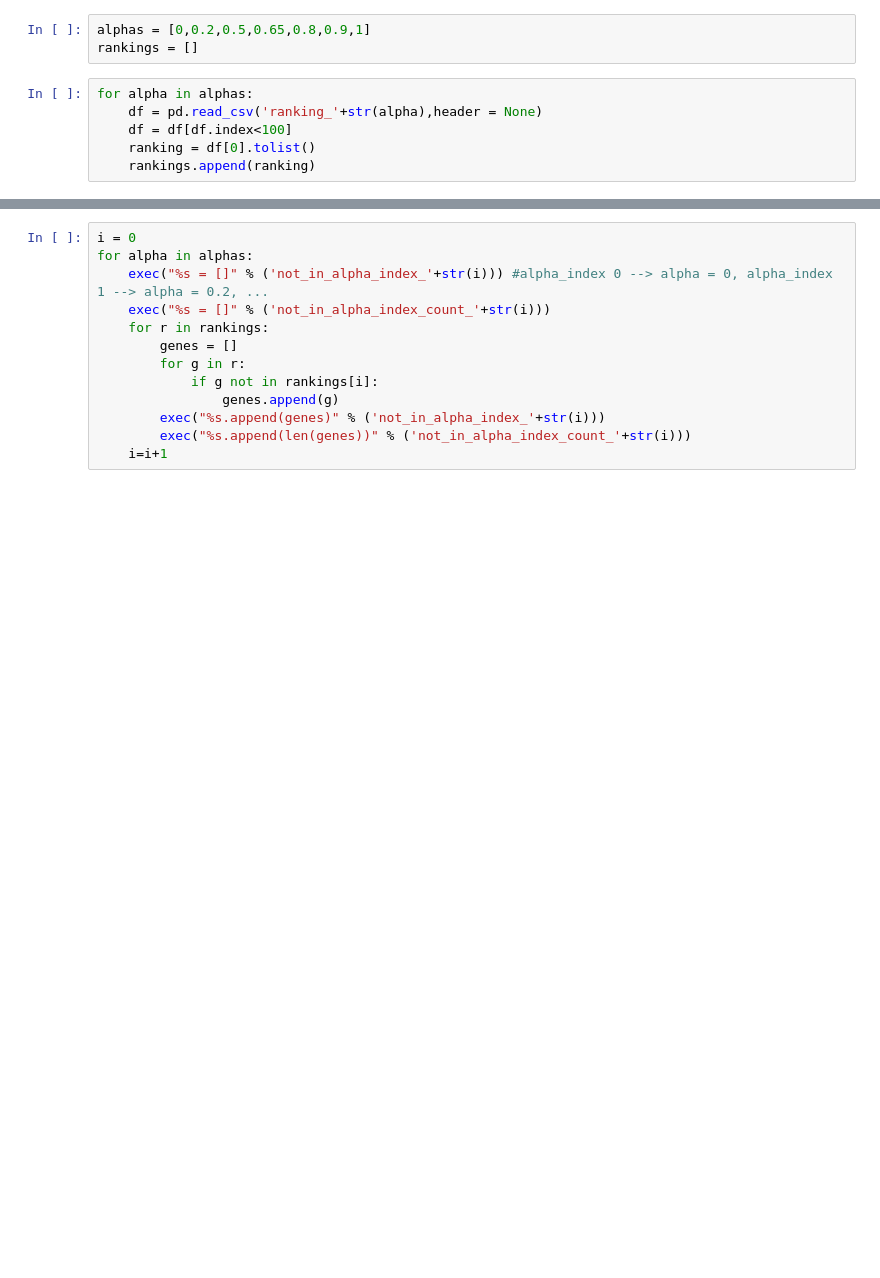
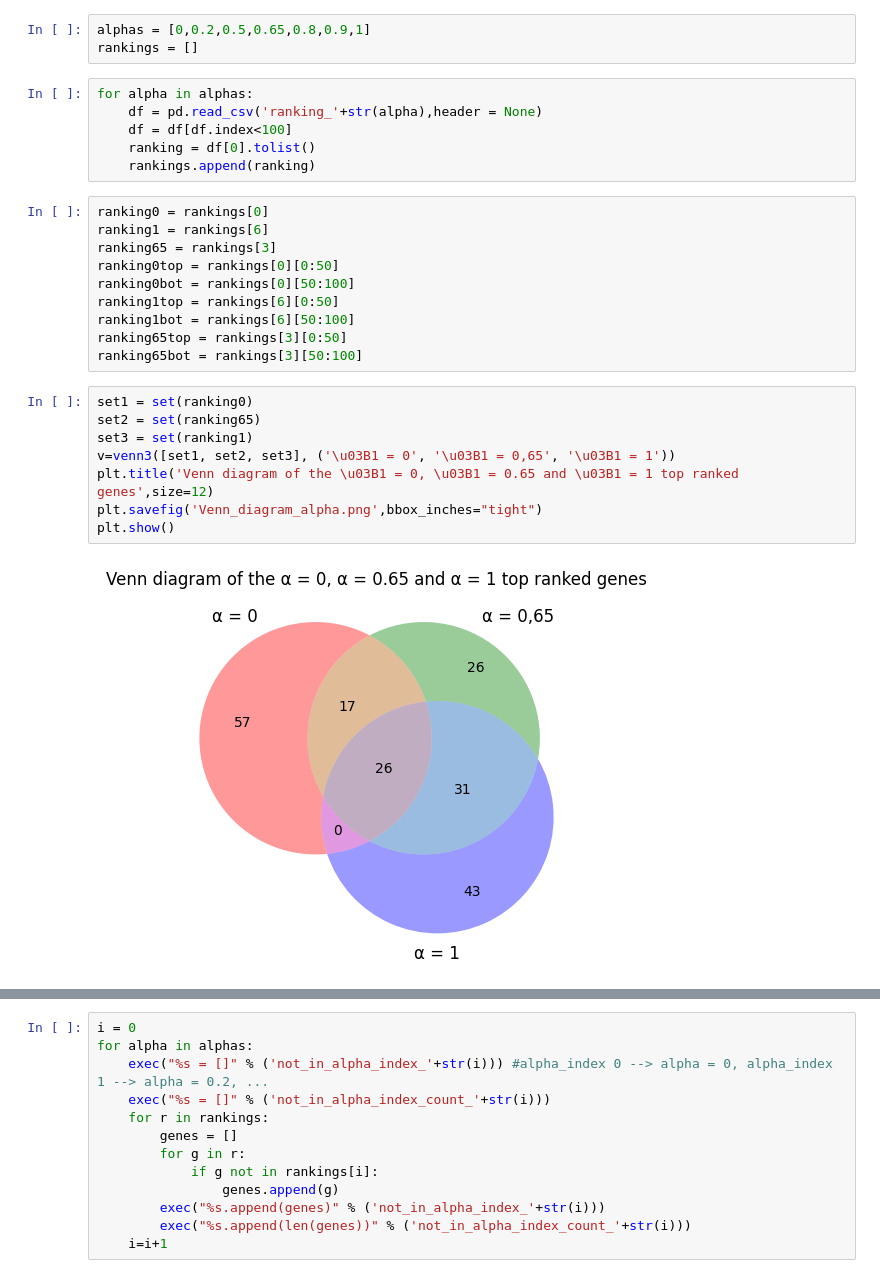
Before and after one commit to dmartmillan/OMEN, a Jupyter notebook: new_data/Compare_rankings.ipynb, the cells around one changed output, grey strips where cells are left out. Cells and saved outputs as stored; diff of their text form; blank space fills up the shorter version.

```diff
--- a/new_data/Compare_rankings.ipynb
+++ b/new_data/Compare_rankings.ipynb
@@ -14,3 +15,23 @@ for alpha in alphas:
     df = df[df.index<100]
     ranking = df[0].tolist()
     rankings.append(ranking)
+# %%
+ranking0 = rankings[0]
+ranking1 = rankings[6]
+ranking65 = rankings[3]
+ranking0top = rankings[0][0:50]
+ranking0bot = rankings[0][50:100]
+ranking1top = rankings[6][0:50]
+ranking1bot = rankings[6][50:100]
+ranking65top = rankings[3][0:50]
+ranking65bot = rankings[3][50:100]
+# %%
+set1 = set(ranking0)
+set2 = set(ranking65)
+set3 = set(ranking1)
+v=venn3([set1, set2, set3], ('\u03B1 = 0', '\u03B1 = 0,65', '\u03B1 = 1'))
+plt.title('Venn diagram of the \u03B1 = 0, \u03B1 = 0.65 and \u03B1 = 1 top ranked genes',size=12)
+plt.savefig('Venn_diagram_alpha.png',bbox_inches="tight")
+plt.show()
+# %% [output]
+[figure, added]
```
Also changed, not shown: parts of 11 cells of this notebook, 3 other files.
